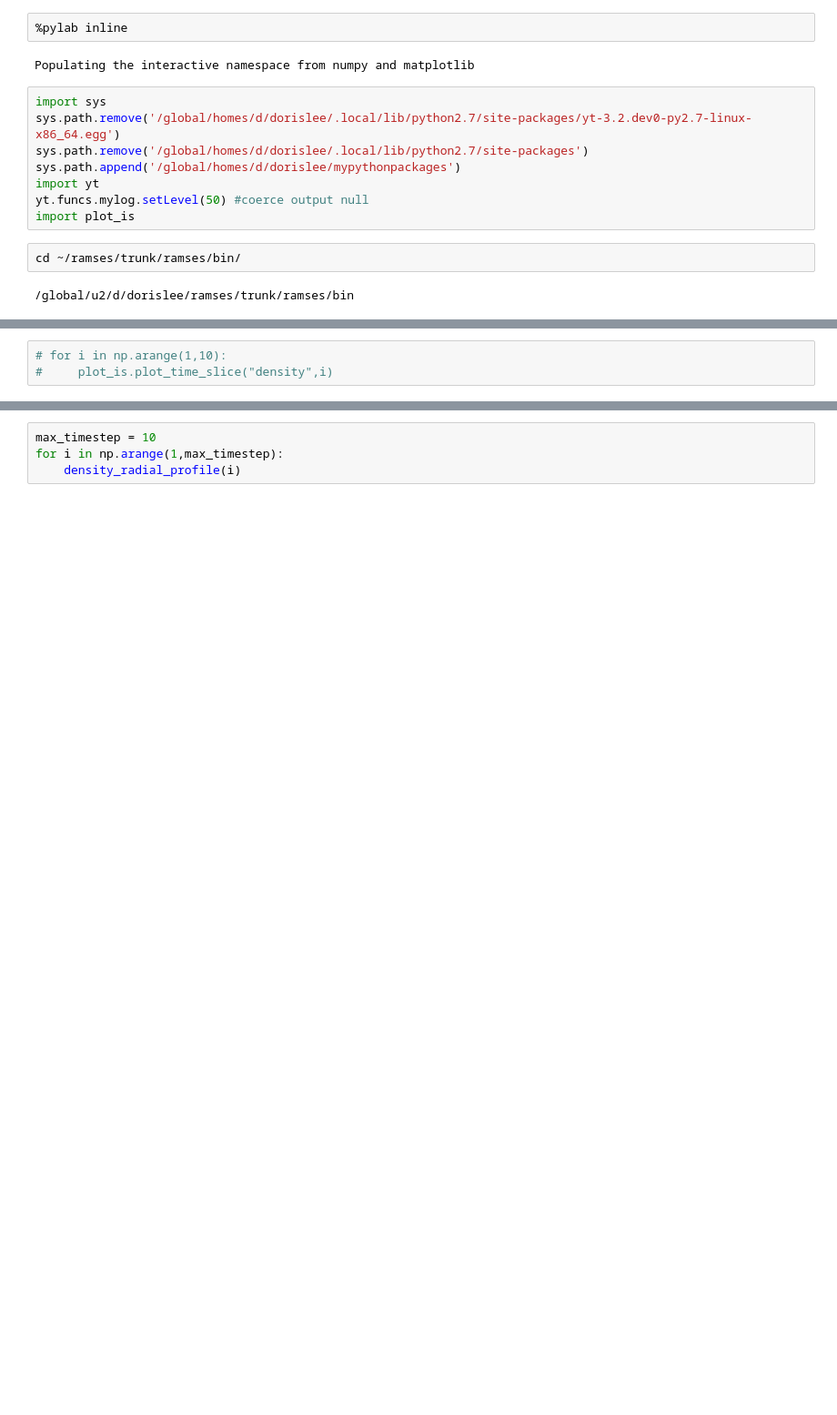
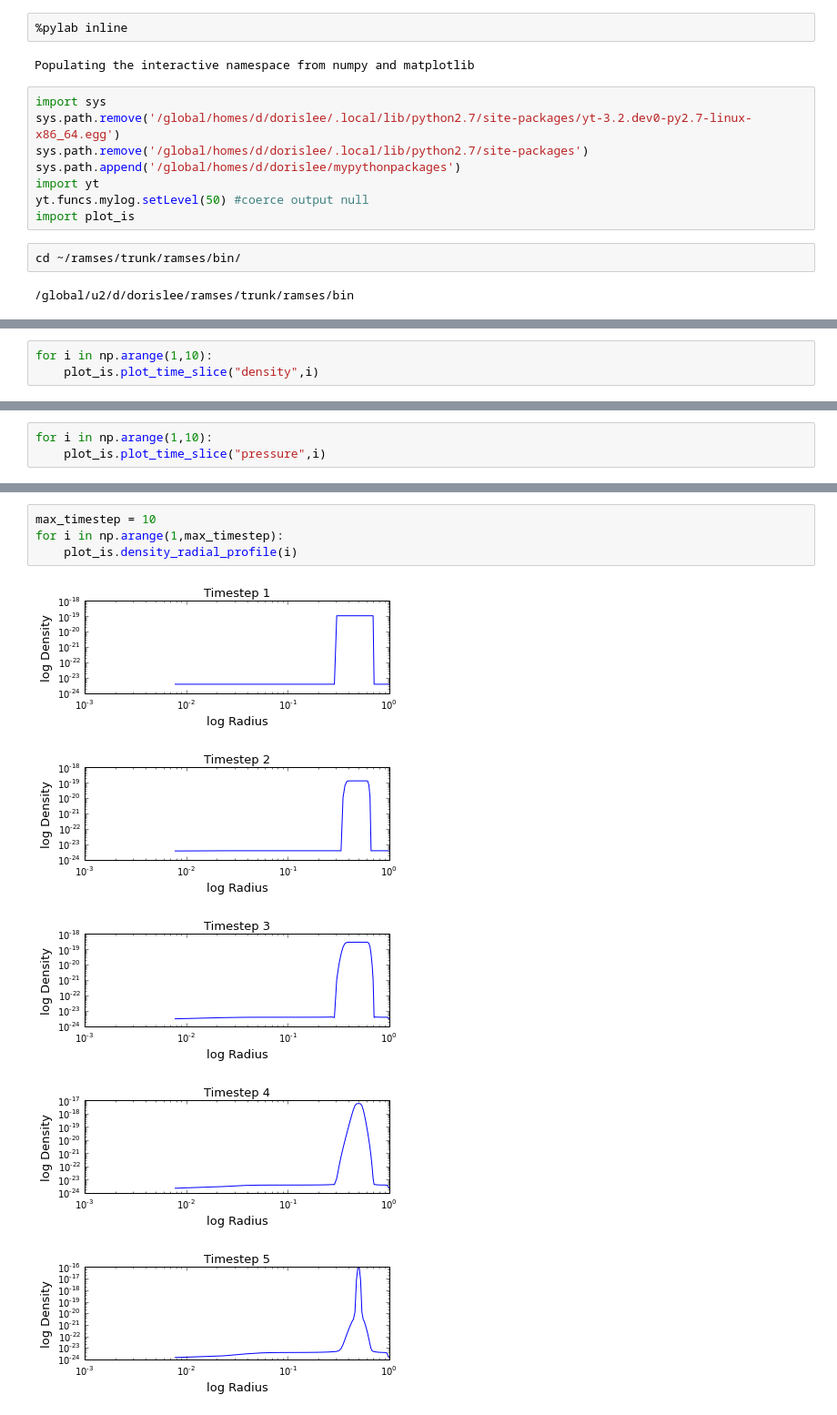
Before and after one commit to dorisjlee/StarFormationCode, a Jupyter notebook: isothermalsphere/09_04_2015_Figuring_out_length_scale.ipynb, the cells around one changed output, grey strips where cells are left out. Shown at 91% size. Drawn from its saved outputs; the diff is of its cells as text; blank space fills up the shorter version.

```diff
--- a/isothermalsphere/09_04_2015_Figuring_out_length_scale.ipynb
+++ b/isothermalsphere/09_04_2015_Figuring_out_length_scale.ipynb
@@ -21,3 +25,3 @@ plot_is.plot_time_slice("density",1)
 # %%
-# for i in np.arange(1,10):
-#     plot_is.plot_time_slice("density",i)
+for i in np.arange(1,10):
+    plot_is.plot_time_slice("density",i)
@@ -23,0 +37,3 @@ plot_is.plot_time_slice("density",1)
+# %%
+for i in np.arange(1,10):
+    plot_is.plot_time_slice("pressure",i)
@@ -24,4 +68,10 @@ plot_is.plot_time_slice("density",1)
 # %%
 max_timestep = 10
 for i in np.arange(1,max_timestep):
-    density_radial_profile(i)
+    plot_is.density_radial_profile(i)
+# %% [output]
+[figure, added]
+[figure, added]
+[figure, added]
+[figure, added]
+[figure, added]
```
Also changed, not shown: parts of 8 cells of this notebook, 8 other files.
